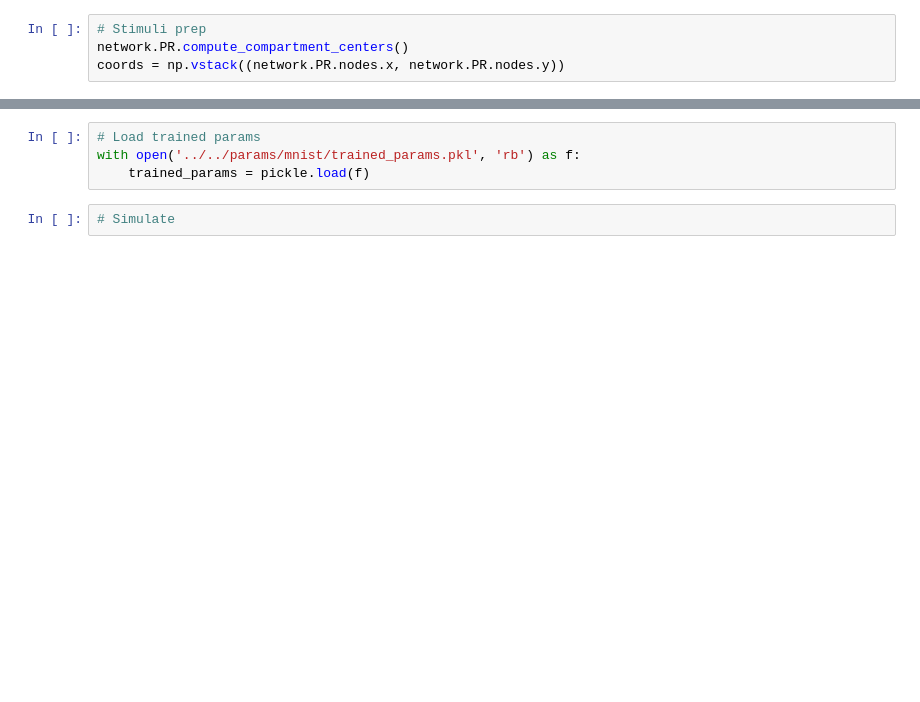
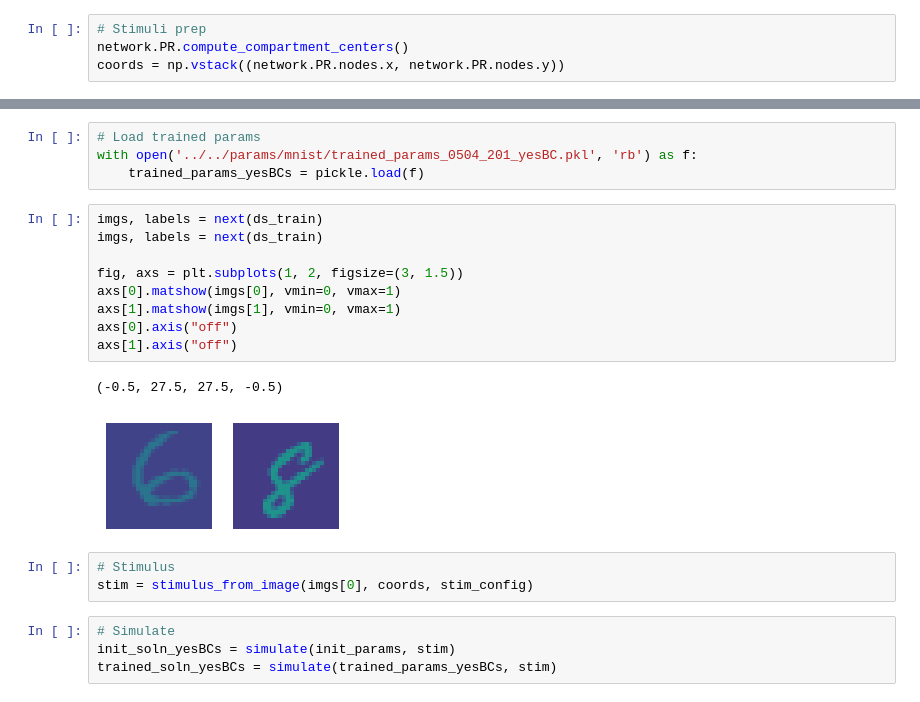
Before and after one commit to berenslab/jaxley-retina, a Jupyter notebook: notebooks/mnist/mnist.ipynb, the cells around one changed output, grey strips where cells are left out. Cells and saved outputs as stored; diff of their text form; blank space fills up the shorter version.

```diff
--- a/notebooks/mnist/mnist.ipynb
+++ b/notebooks/mnist/mnist.ipynb
@@ -190,6 +214,23 @@ sns.despine()
 # %%
 # Load trained params
-with open('../../params/mnist/trained_params.pkl', 'rb') as f:
-    trained_params = pickle.load(f)
+with open('../../params/mnist/trained_params_0504_201_yesBC.pkl', 'rb') as f:
+    trained_params_yesBCs = pickle.load(f)
+# %%
+imgs, labels = next(ds_train)
+imgs, labels = next(ds_train)
+
+fig, axs = plt.subplots(1, 2, figsize=(3, 1.5))
+axs[0].matshow(imgs[0], vmin=0, vmax=1)
+axs[1].matshow(imgs[1], vmin=0, vmax=1)
+axs[0].axis("off")
+axs[1].axis("off")
+# %% [output]
+(-0.5, 27.5, 27.5, -0.5)
+[figure, added]
+# %%
+# Stimulus
+stim = stimulus_from_image(imgs[0], coords, stim_config)
 # %%
 # Simulate
+init_soln_yesBCs = simulate(init_params, stim)
+trained_soln_yesBCs = simulate(trained_params_yesBCs, stim)
```
Also changed, not shown: parts of 11 cells of this notebook, 14 other files.
